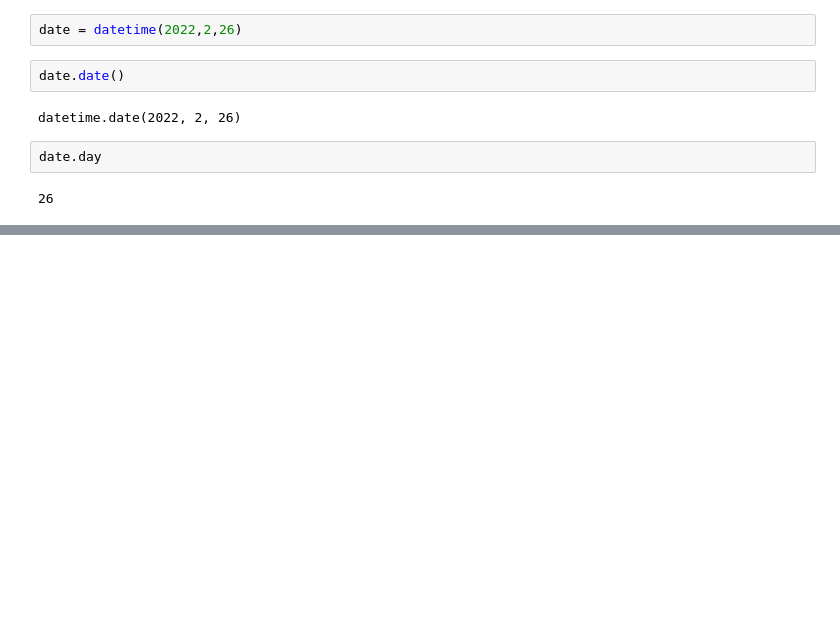
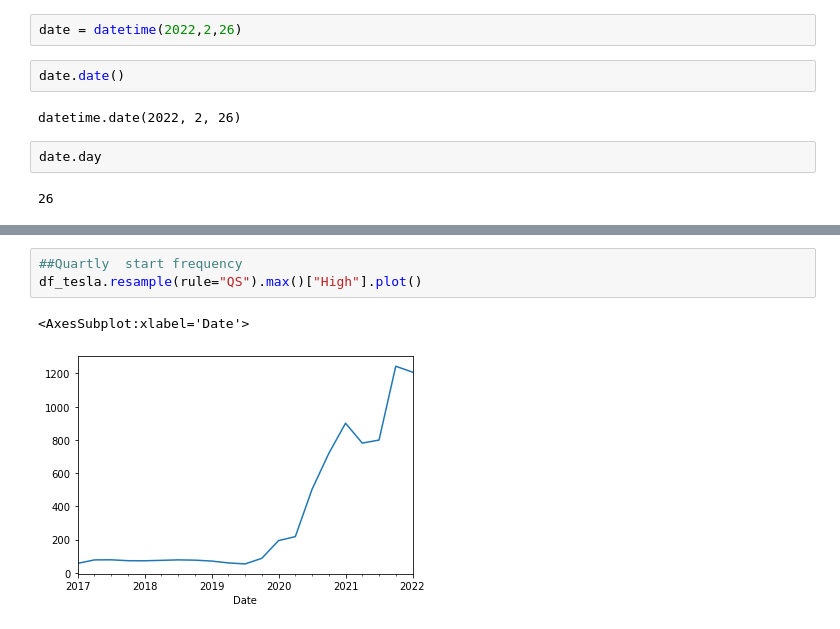
Before and after one commit to Asif26/EDA-With-Time-series-Data, a Jupyter notebook: Exploratory Data Analysis And Stock Analysis With Time series Data.ipynb, the cells around one changed output, grey strips where cells are left out. Cells and saved outputs as stored; diff of their text form; blank space fills up the shorter version.

```diff
--- a/Exploratory Data Analysis And Stock Analysis With Time series Data.ipynb
+++ b/Exploratory Data Analysis And Stock Analysis With Time series Data.ipynb
@@ -200,0 +241,6 @@ date.weekday
+# %%
+##Quartly  start frequency
+df_tesla.resample(rule="QS").max()["High"].plot()
+# %% [output]
+<AxesSubplot:xlabel='Date'>
+[figure, added]
```
Also changed, not shown: parts of 19 cells of this notebook.
